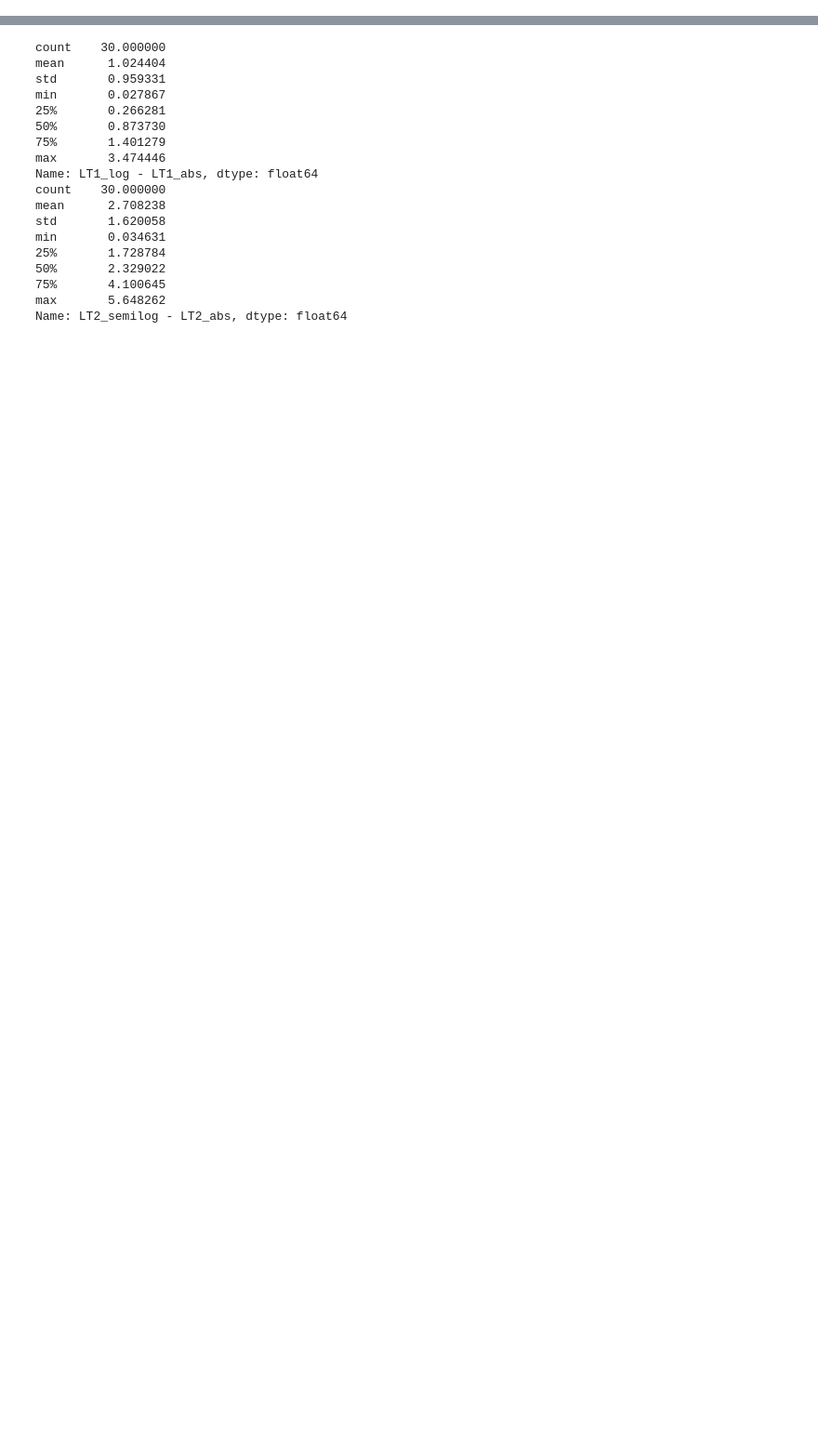
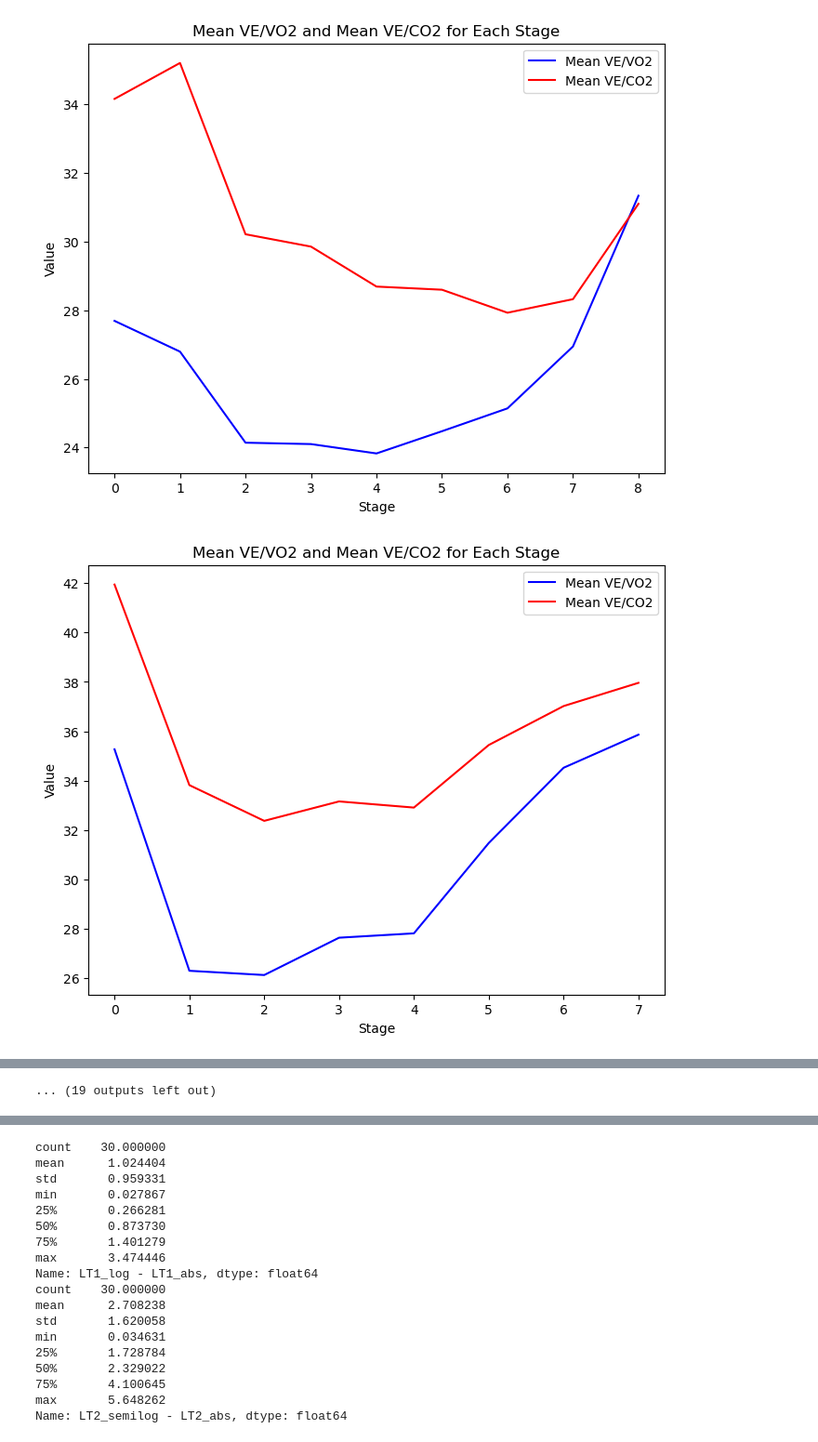
Before and after one commit to myschne/SI485Project, a Jupyter notebook: test_class.ipynb, the cells around one changed output, grey strips where cells are left out. Shown at 93% size. Saved outputs shown, nothing was run; the diff lists cells and outputs as text; code cells hidden in the pictures; blank space fills up the shorter version.

```diff
--- a/test_class.ipynb
+++ b/test_class.ipynb
@@ -413,0 +525,10 @@ KeyError: Timedelta('0 days 00:15:14')
+# %%
+path = r'visit_data'
+filenames = glob.glob(os.path.join(path, "*.csv"))
+for filename in filenames:
+    df = pd.read_csv(filename)
+    test = Test(df)
+    test.ve_vs_wl()
+# %% [output]
+[figure, added]
+[figure, added]
@@ -413,0 +545 @@ KeyError: Timedelta('0 days 00:15:14')
+... (19 outputs left out)
```
Also changed, not shown: parts of 6 cells of this notebook.
